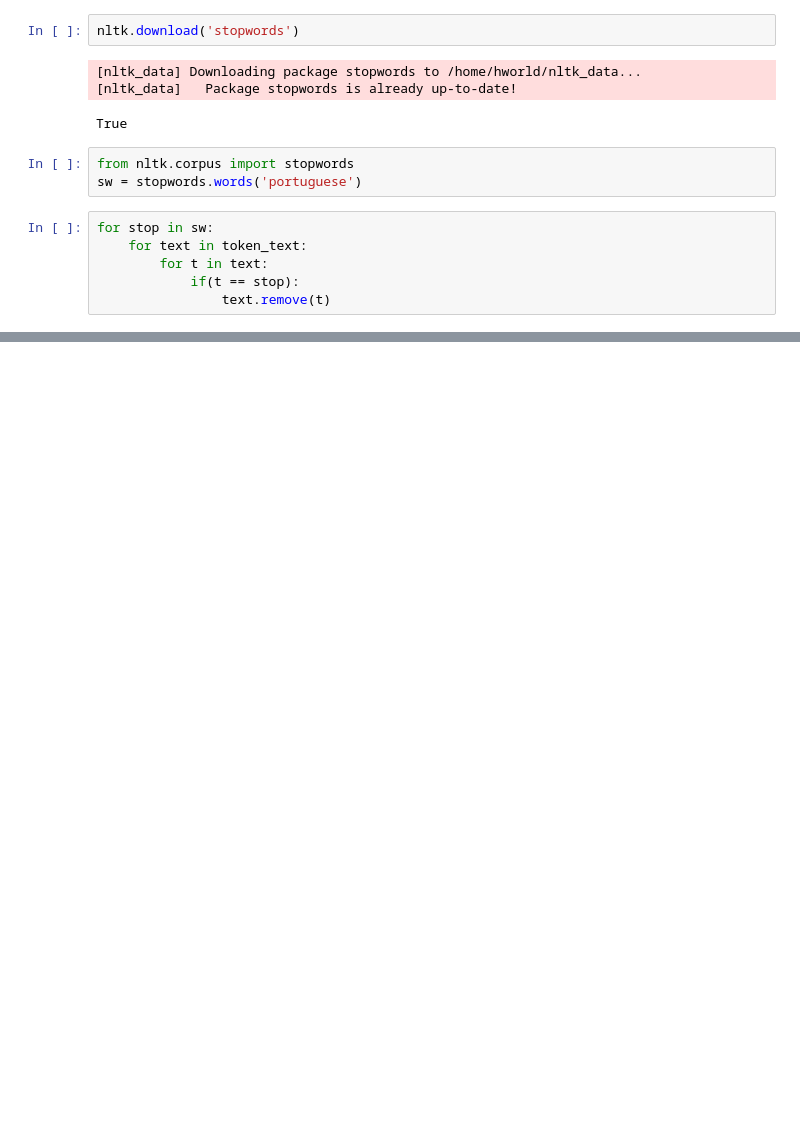
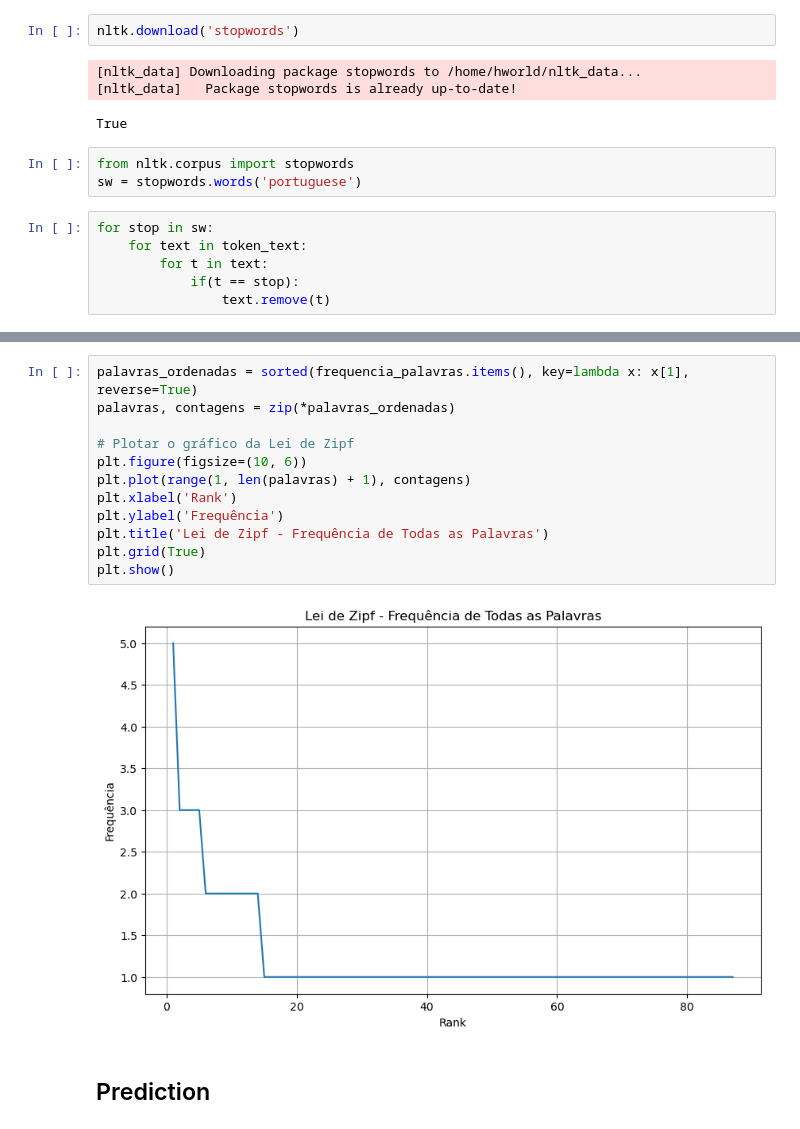
Before and after one commit to BiancaNCoelho/NLP, a Jupyter notebook: T01/Trabalho1.ipynb, the cells around one changed output, grey strips where cells are left out. Drawn from its saved outputs; the diff is of its cells as text; blank space fills up the shorter version.

```diff
--- a/T01/Trabalho1.ipynb
+++ b/T01/Trabalho1.ipynb
@@ -157,0 +190,16 @@ print(token_text[0])
+# %%
+palavras_ordenadas = sorted(frequencia_palavras.items(), key=lambda x: x[1], reverse=True)
+palavras, contagens = zip(*palavras_ordenadas)
+
+# Plotar o gráfico da Lei de Zipf
+plt.figure(figsize=(10, 6))
+plt.plot(range(1, len(palavras) + 1), contagens)
+plt.xlabel('Rank')
+plt.ylabel('Frequência')
+plt.title('Lei de Zipf - Frequência de Todas as Palavras')
+plt.grid(True)
+plt.show()
+# %% [output]
+[figure, added]
+# %% [markdown]
+## Prediction
```
Also changed, not shown: parts of 9 cells of this notebook.
